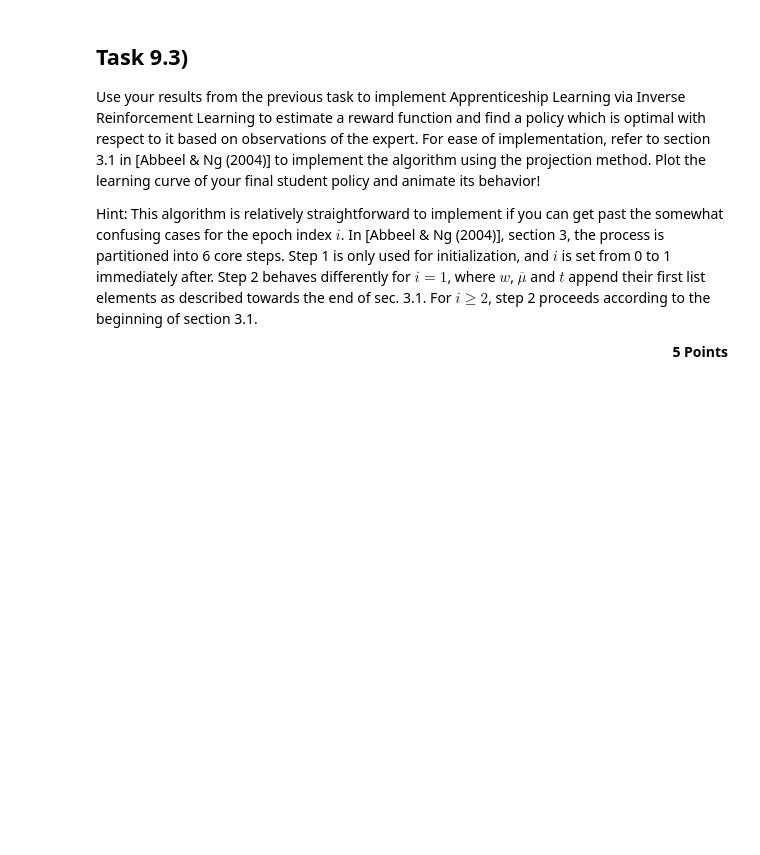
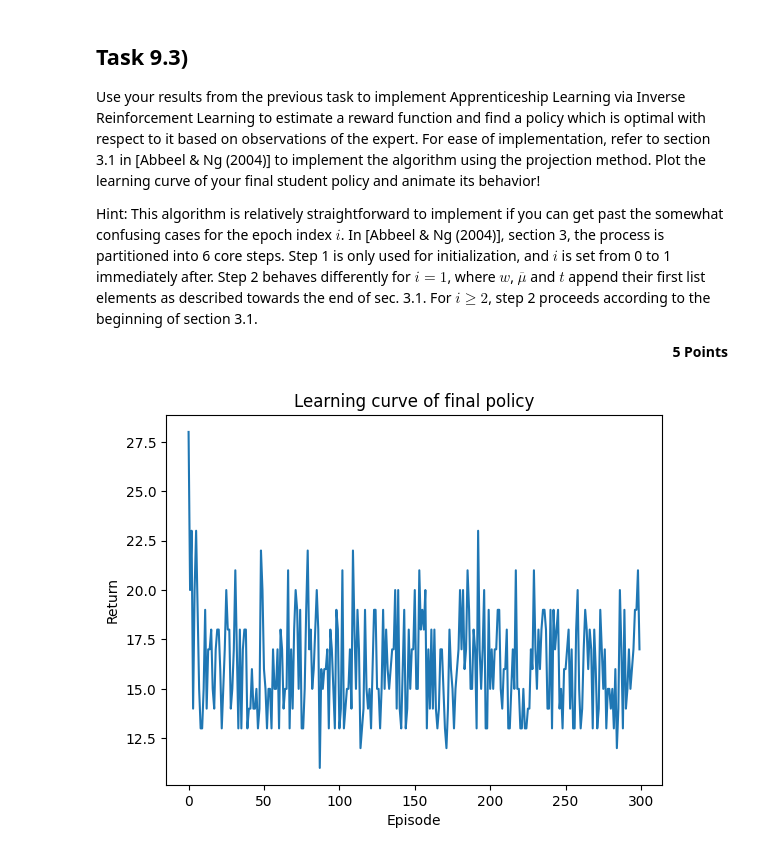
Before and after one commit to pratikapte29/CV1_WS_2025-26, a Jupyter notebook: rl_assignment_09.ipynb, the cells around one changed output. Cells and saved outputs as stored; diff of their text form; code cells hidden in the pictures; blank space fills up the shorter version.

```diff
--- a/rl_assignment_09.ipynb
+++ b/rl_assignment_09.ipynb
@@ -306,7 +306,7 @@ Hint: This algorithm is relatively straightforward to implement if you can get p
 # %%
 # Your code can go here
 
-Q_random, _ = rl_algorithm(w=None, num_iterations=1)
+Q_random, hist = rl_algorithm(w=None, num_iterations=1)
 mu = [feature_expectation(Q_random)]
 
 # get the expert's feature expectation
@@ -326,40 +326,42 @@ w.append(w_1)
 mu_bar.append(mu_bar_0)
 t.append(np.linalg.norm(mu_E - mu_bar_0))
 
-Q_1, _ = rl_algorithm(w=w_1, num_iterations=300)
+Q_1, hist = rl_algorithm(w=w_1, num_iterations=300)
 Q.append(Q_1)
 mu.append(feature_expectation(Q_1))
 
 # second iteration onwards
 
 for i in range(2, n_epochs + 1):
   mu_i_1 = mu[i - 1]
   mu_bar_i_2 = mu_bar[i - 2]
   num = (mu_i_1 - mu_bar_i_2).T @ (mu_E - mu_bar_i_2)
   den = (mu_i_1 - mu_bar_i_2).T @ (mu_i_1 - mu_bar_i_2)
   mu_bar_i_1 = mu_bar_i_2 + (num / den) * (mu_i_1 - mu_bar_i_2)
 
   w_i = mu_E - mu_bar_i_1
   t_i = np.linalg.norm(mu_E - mu_bar_i_1)
 
   w.append(w_i)
   mu_bar.append(mu_bar_i_1)
   t.append(t_i)
 
-  Q_i, _ = rl_algorithm(w=w_i, num_iterations=300)
+  Q_i, hist = rl_algorithm(w=w_i, num_iterations=300)
   Q.append(Q_i)
   mu.append(feature_expectation(Q_i))
 
 # pick the final policy
 best_idx = int(np.argmin([t_val.item() for t_val in t]))
 Q_student = Q[best_idx + 1]
 w_student = w[best_idx]
 
 # get the learning curve of the final policy using the true environment rewards
-_, returns_hist_student = rl_algorithm(w=None, num_iterations=300)
+Qf, returns_hist = rl_algorithm(w=None, num_iterations=300)
 
-plt.plot(returns_hist_student)
+plt.plot(returns_hist)
 plt.xlabel('Episode')
 plt.ylabel('Return')
-plt.title('Learning curve of final student policy')
+plt.title('Learning curve of final policy')
 plt.show()
+# %% [output]
+[figure, added]
```
